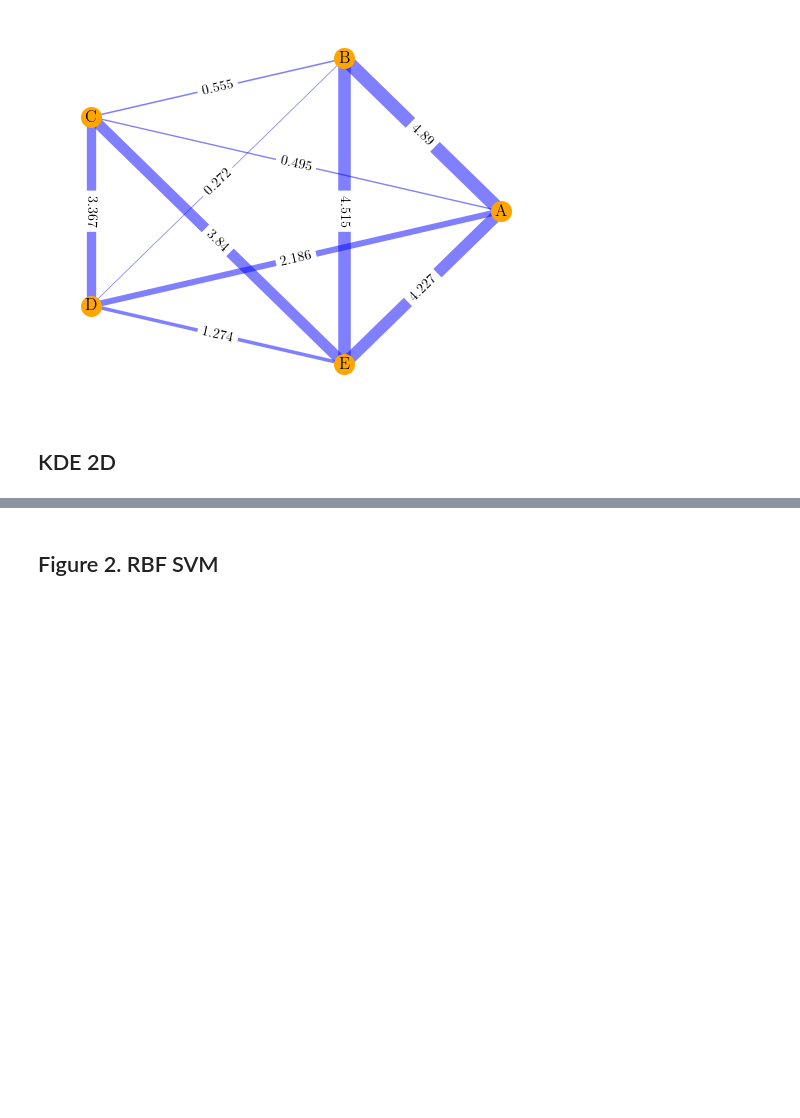
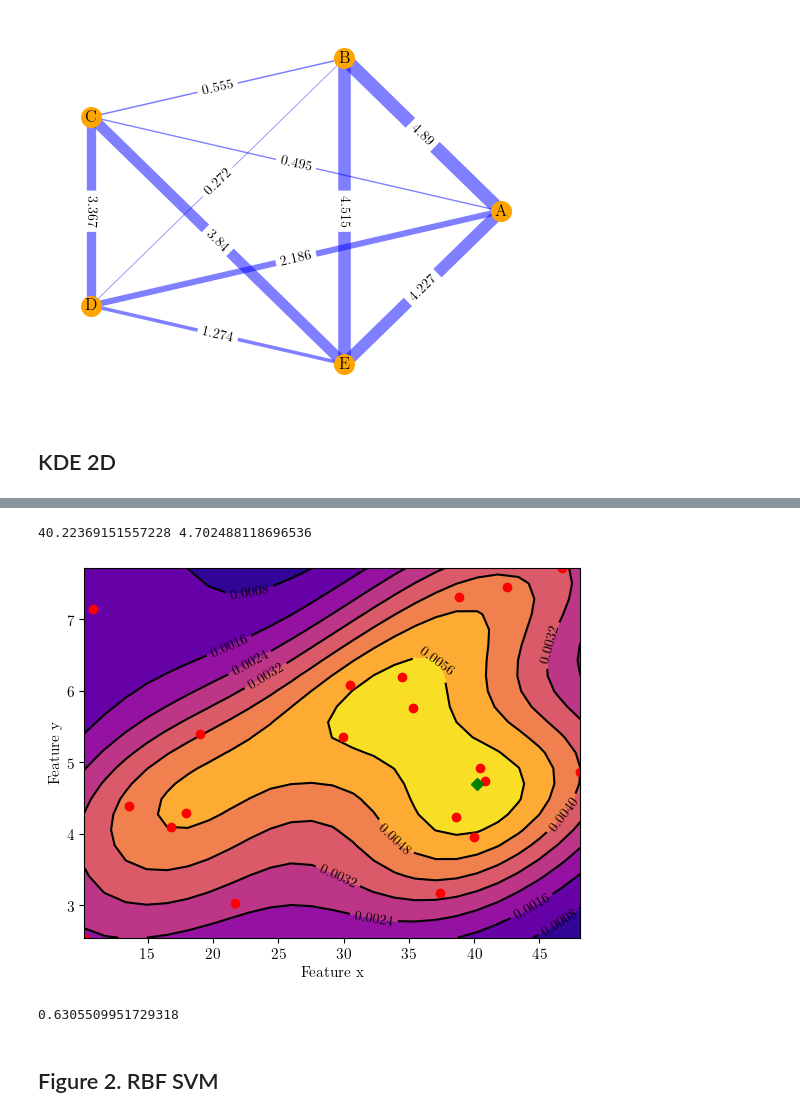
Before and after one commit to aysuvorov/aysuvorov.github.io, a Jupyter notebook: docs/pages/networks/paren_syn_corr_guide/images.ipynb, the cells around one changed output, grey strips where cells are left out. Drawn from its saved outputs; the diff is of its cells as text; code cells hidden in the pictures; blank space fills up the shorter version.

```diff
--- a/docs/pages/networks/paren_syn_corr_guide/images.ipynb
+++ b/docs/pages/networks/paren_syn_corr_guide/images.ipynb
@@ -299,3 +298,69 @@ DescribeResult(nobs=15, minmax=(-5.3995004, 34.0465339), mean=11.211660093333334
+# %%
+
+# Создаем 2 фичи, x и y.
+
+np.random.seed(10)
+x = np.random.uniform(10, 50, 20)
+y = np.random.uniform(8, 2, 20)
+
+# Создаем КДЕ2Д несколько более замудренно. рассчитываем позиции(xx, yy)и матрицу (f).
+
+xmin, xmax = np.min(x), np.max(x)
+ymin, ymax = np.min(y), np.max(y)
+
+# Peform the kernel density estimate
+xx, yy = np.mgrid[xmin:xmax:25j, ymin:ymax:25j]
+positions = np.vstack([xx.ravel(), yy.ravel()])
+values = np.vstack([x, y])
+kernel = gaussian_kde(values)
+f = np.reshape(kernel(positions).T, xx.shape)
+
+# Определяем координаты центра
+df = pd.DataFrame(f, columns = yy[0,:], index = xx[:,0])
+xx_center, yy_center = df.stack().index[np.argmax(df.values)]
+
+print(xx_center, yy_center)
+
+# Рисуем эту фигню, получаем сходный результат. Числа чуть играют, но некритично.
+
+fig = plt.figure()
+ax = fig.gca()
+ax.set_xlim(xmin, xmax)
+ax.set_ylim(ymin, ymax)
+# Contourf plot
+cfset = ax.contourf(xx, yy, f, cmap='plasma')
+## Or kernel density estimate plot instead of the contourf plot
+#ax.imshow(np.rot90(f), cmap='Blues', extent=[xmin, xmax, ymin, ymax])
+# Contour plot
+cset = ax.contour(xx, yy, f, colors='k')
+# Label plot
+ax.clabel(cset, inline=1, fontsize=10)
+
+ax.plot(x, y, 'D', c = 'red', marker = 'o')
+
+ax.plot(xx_center, yy_center, 'D', c = 'green', marker = 'D')
+
+ax.set_xlabel('Feature x')
+ax.set_ylabel('Feature y')
+
+plt.savefig('./images/kde-topo.png', bbox_inches="tight",
+    transparent=False, edgecolor = 'white', dpi = 300)
+
+plt.show()
+# %% [output]
+40.22369151557228 4.702488118696536
+[figure, added]
+# %%
+# for i, j in zip(x,y):
+#     print(i, j)
+
+# 40.852825730669835 4.744733791932433
+
+D_max = ((40.852825730669835 - xx_center)**2 + (4.744733791932433 - yy_center)**2)**.5
+
+D_max
+# %% [output]
+0.6305509951729318
 # %% [markdown]
 ## Figure 2. RBF SVM
 # %%
```
Also changed, not shown: parts of 2 cells of this notebook, 2 other files.
